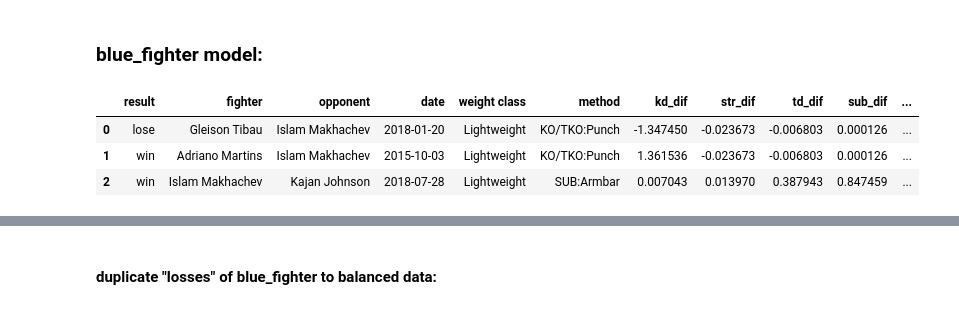
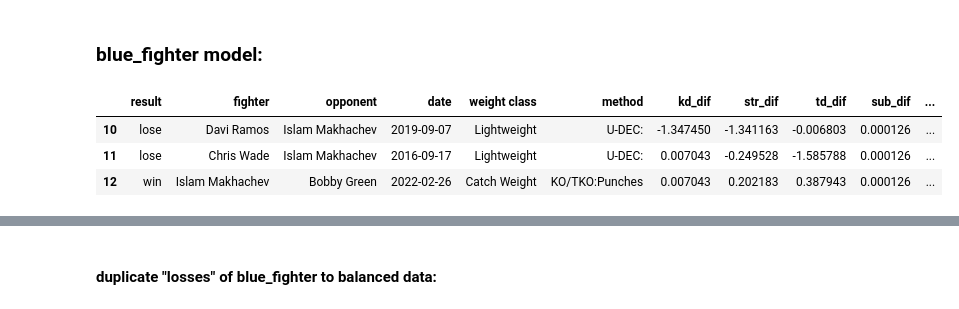
Before and after one commit to sagi778/ufc_fights_Predictor, a Jupyter notebook: notebooks/micro_model_training.ipynb, the cells around one changed output, grey strips where cells are left out. Drawn from its saved outputs; the diff is of its cells as text; code cells hidden in the pictures.

```diff
--- a/notebooks/micro_model_training.ipynb
+++ b/notebooks/micro_model_training.ipynb
@@ -69,9 +69,9 @@ y = ['result']
 # %%
 blue_data = df[(df.fighter==blue_fighter)|(df.opponent==blue_fighter)].reset_index(drop=True).copy()
 blue_data['set'] = 'train' #default value
-blue_data.head(3)
+blue_data.tail(3)
 # %% [output]
 |  | result | fighter | opponent | date | weight class | method | kd_dif | str_dif | td_dif | sub_dif | ... |
-| 0 | lose | Gleison Tibau | Islam Makhachev | 2018-01-20 | Lightweight | KO/TKO:Punch | -1.347450 | -0.023673 | -0.006803 | 0.000126 | ... |
-| 1 | win | Adriano Martins | Islam Makhachev | 2015-10-03 | Lightweight | KO/TKO:Punch | 1.361536 | -0.023673 | -0.006803 | 0.000126 | ... |
-| 2 | win | Islam Makhachev | Kajan Johnson | 2018-07-28 | Lightweight | SUB:Armbar | 0.007043 | 0.013970 | 0.387943 | 0.847459 | ... |
+| 10 | lose | Davi Ramos | Islam Makhachev | 2019-09-07 | Lightweight | U-DEC: | -1.347450 | -1.341163 | -0.006803 | 0.000126 | ... |
+| 11 | lose | Chris Wade | Islam Makhachev | 2016-09-17 | Lightweight | U-DEC: | 0.007043 | -0.249528 | -1.585788 | 0.000126 | ... |
+| 12 | win | Islam Makhachev | Bobby Green | 2022-02-26 | Catch Weight | KO/TKO:Punches | 0.007043 | 0.202183 | 0.387943 | 0.000126 | ... |
```
Also changed, not shown: parts of 5 cells of this notebook, 1 other file.
